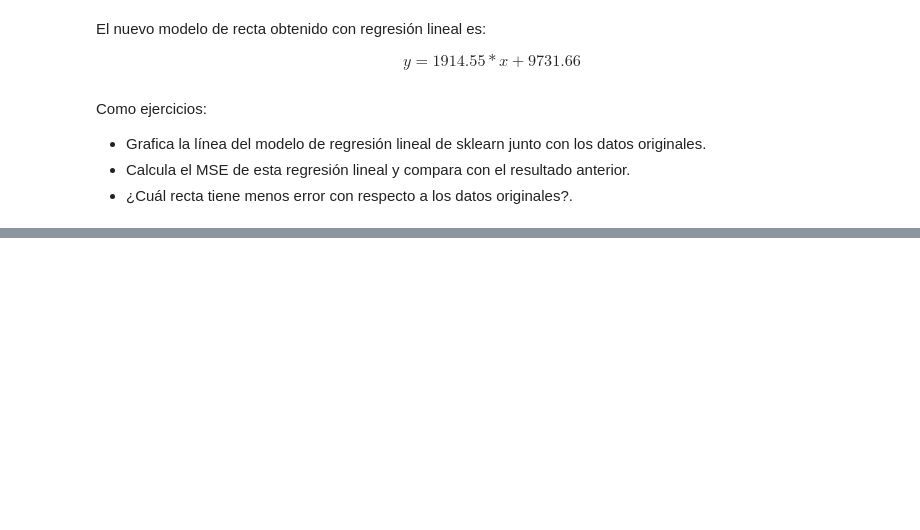
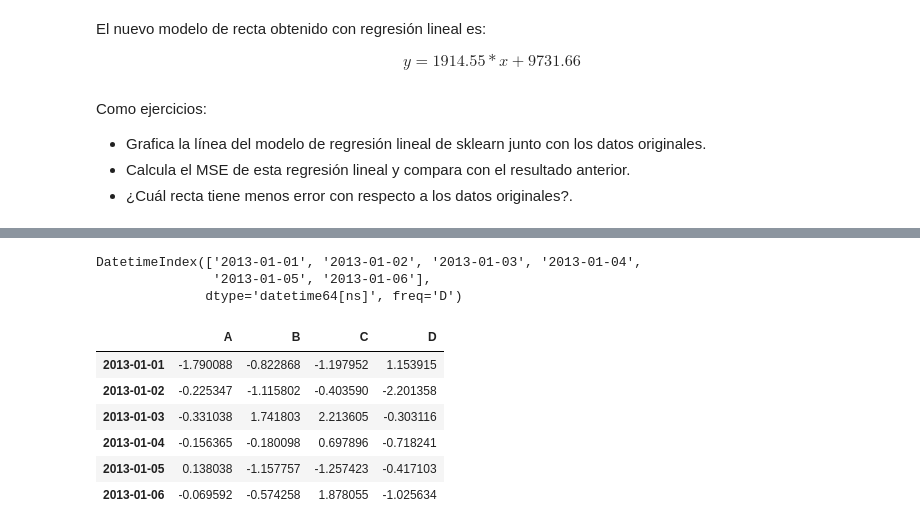
Before and after one commit to jesusrevilla/2022Q2GO-Bootcamp, a Jupyter notebook: Minería_de_Datos.ipynb, the cells around one changed output, grey strips where cells are left out. Cells and saved outputs as stored; diff of their text form; code cells hidden in the pictures; blank space fills up the shorter version.

```diff
--- a/Minería_de_Datos.ipynb
+++ b/Minería_de_Datos.ipynb
@@ -771,0 +789,18 @@ Como ejercicios:
+# %%
+dates = pd.date_range("20130101", periods=6)
+dates
+# %% [output]
+DatetimeIndex(['2013-01-01', '2013-01-02', '2013-01-03', '2013-01-04',
+               '2013-01-05', '2013-01-06'],
+              dtype='datetime64[ns]', freq='D')
+# %%
+df = pd.DataFrame(np.random.randn(6, 4), index=dates, columns=list('ABCD'))
+df
+# %% [output]
+|  | A | B | C | D |
+| 2013-01-01 | -1.790088 | -0.822868 | -1.197952 | 1.153915 |
+| 2013-01-02 | -0.225347 | -1.115802 | -0.403590 | -2.201358 |
+| 2013-01-03 | -0.331038 | 1.741803 | 2.213605 | -0.303116 |
+| 2013-01-04 | -0.156365 | -0.180098 | 0.697896 | -0.718241 |
+| 2013-01-05 | 0.138038 | -1.157757 | -1.257423 | -0.417103 |
+| 2013-01-06 | -0.069592 | -0.574258 | 1.878055 | -1.025634 |
```
Also changed, not shown: parts of 21 cells of this notebook.
